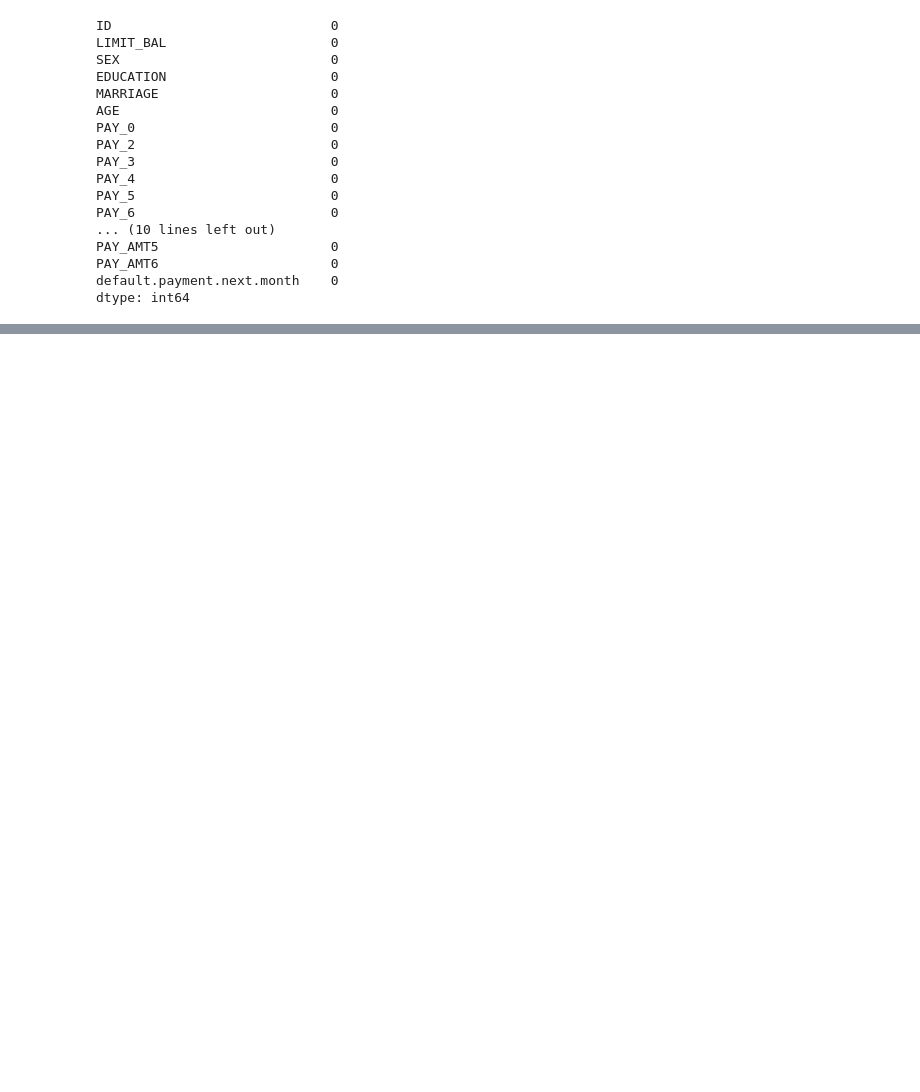
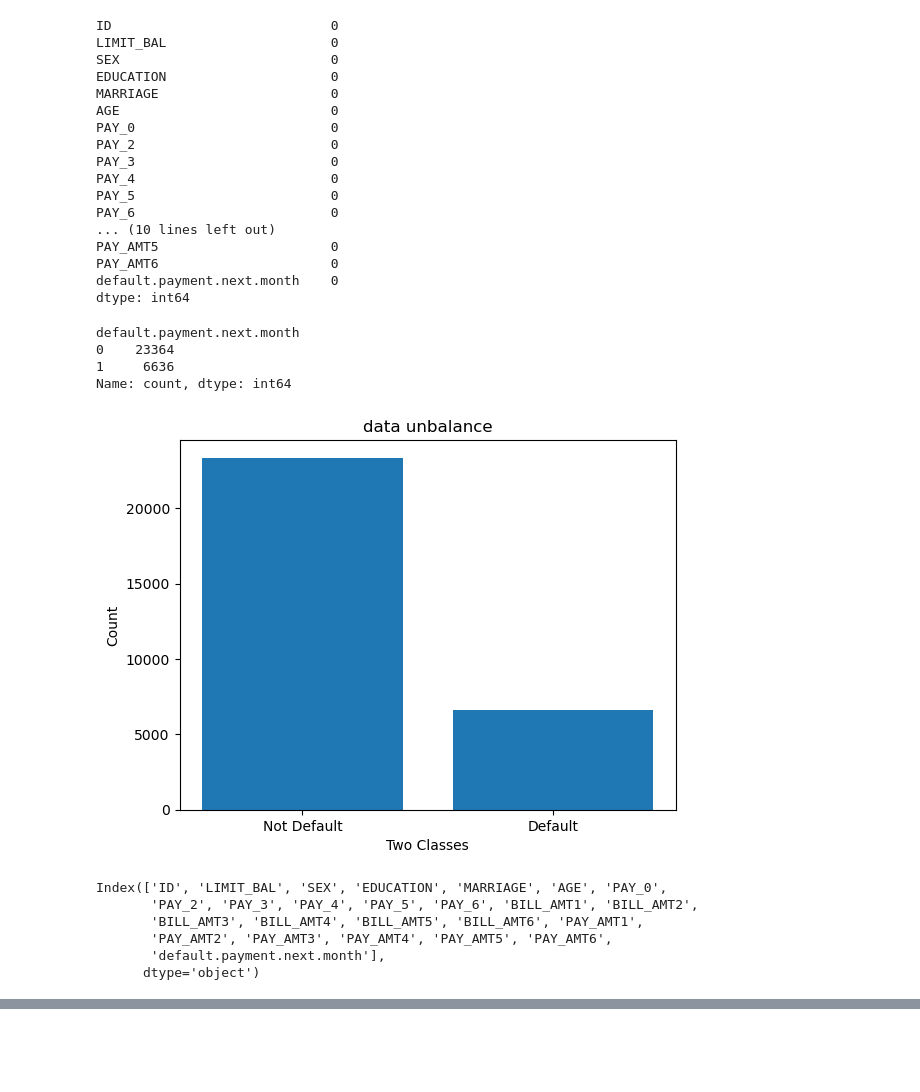
Before and after one commit to medhasingh101/hw-5, a Jupyter notebook: hw5.ipynb, the cells around one changed output, grey strips where cells are left out. Saved outputs shown, nothing was run; the diff lists cells and outputs as text; code cells hidden in the pictures; blank space fills up the shorter version.

```diff
--- a/hw5.ipynb
+++ b/hw5.ipynb
@@ -249,0 +301,26 @@ dtype: int64
+# %%
+df['default.payment.next.month'].value_counts()
+# %% [output]
+default.payment.next.month
+0    23364
+1     6636
+Name: count, dtype: int64
+# %%
+y = df["default.payment.next.month"].value_counts()
+plt.bar(['Not Default', 'Default'],y)
+plt.title('data unbalance')
+plt.xlabel('Two Classes')
+plt.ylabel('Count')
+
+plt.show()
+# %% [output]
+[figure, added]
+# %%
+df.columns
+# %% [output]
+Index(['ID', 'LIMIT_BAL', 'SEX', 'EDUCATION', 'MARRIAGE', 'AGE', 'PAY_0',
+       'PAY_2', 'PAY_3', 'PAY_4', 'PAY_5', 'PAY_6', 'BILL_AMT1', 'BILL_AMT2',
+       'BILL_AMT3', 'BILL_AMT4', 'BILL_AMT5', 'BILL_AMT6', 'PAY_AMT1',
+       'PAY_AMT2', 'PAY_AMT3', 'PAY_AMT4', 'PAY_AMT5', 'PAY_AMT6',
+       'default.payment.next.month'],
+      dtype='object')
```
Also changed, not shown: parts of 16 cells of this notebook, 2 other files.
